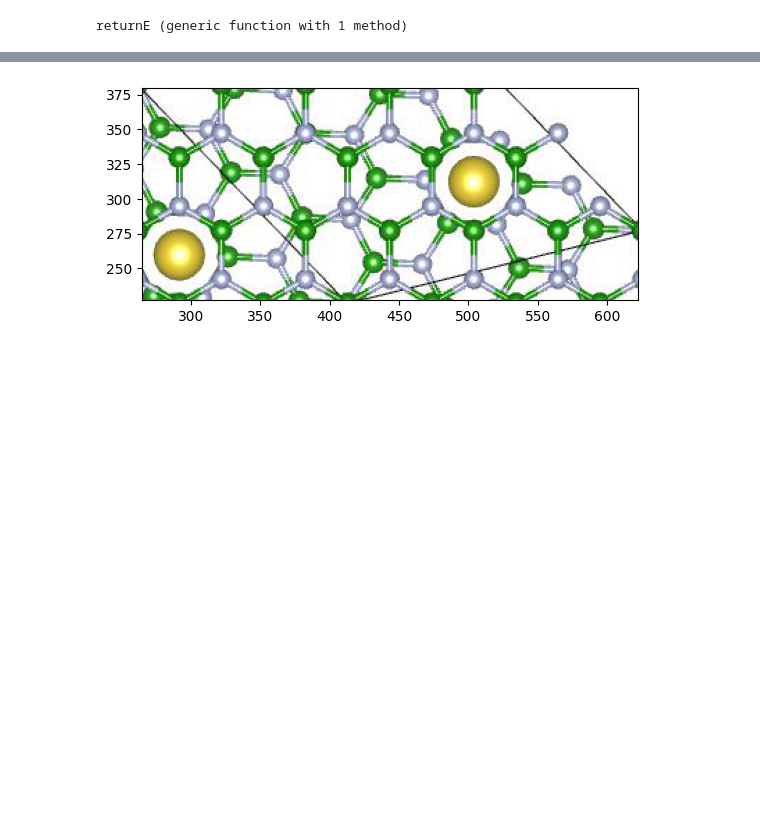
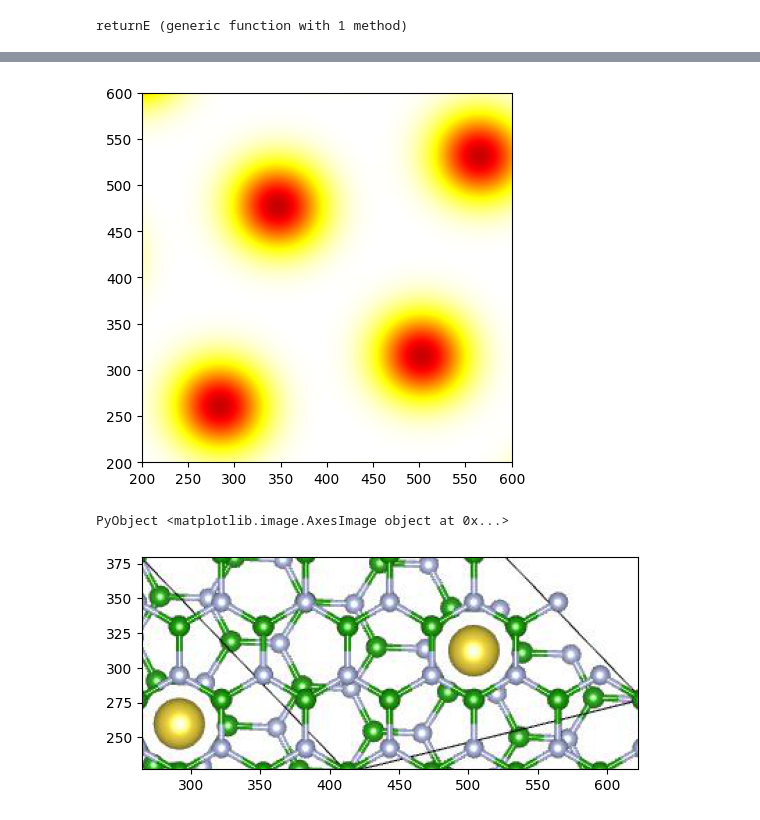
Before and after one commit to AliGhorashiCMT/Plasmons_Paper, a Jupyter notebook: Moire_Figs/Moire13_with_Alkali/Sodium/optimize_Na_position/Analyze.ipynb, the cells around one changed output, grey strips where cells are left out. Cells and saved outputs as stored; diff of their text form; code cells hidden in the pictures; blank space fills up the shorter version.

```diff
--- a/Moire_Figs/Moire13_with_Alkali/Sodium/optimize_Na_position/Analyze.ipynb
+++ b/Moire_Figs/Moire13_with_Alkali/Sodium/optimize_Na_position/Analyze.ipynb
@@ -96,5 +133,15 @@ for i in 1:N
         #EnergyArray[i, j]  = log(returnE([i, j]) - minimum(Energies) .+ 0.1)
     end
 end
+# %%
+N=800
+EnergyArrayStability = zeros(N, N)
+for i in 1:N
+    for j in 1:N
+        r=[i, j] -[35, 0]
+        EnergyArrayStability[i, j] = returnE_stability(r)
+        #EnergyArray[i, j]  = log(returnE([i, j]) - minimum(Energies) .+ 0.1)
+    end
+end
 # %%
 img = ndimage.minimum_filter(np.rot90(EnergyArray), size=20)
@@ -107,4 +156,15 @@ imshow(img, cmap="hot", interpolation="gaussian")
 PyObject <matplotlib.image.AxesImage object at 0x...>
+# %%
+img_stability = ndimage.minimum_filter(np.rot90(EnergyArrayStability), size=20)
+ylim(200, 600)
+xlim(200, 600)
+
+img_stability = ndimage.gaussian_filter(img_stability, sigma=30)
+
+imshow(img_stability, cmap="hot", interpolation="gaussian")
+# %% [output]
+[figure, added]
+PyObject <matplotlib.image.AxesImage object at 0x...>
 # %%
 Moire_Fig = imread("Moire13.jpg");
 # %%
```
Also changed, not shown: parts of 12 cells of this notebook.
